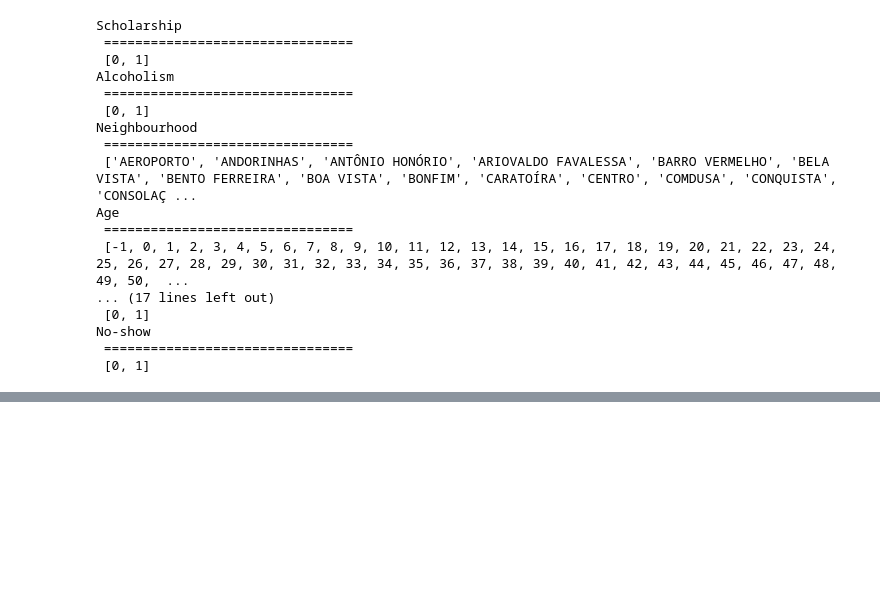
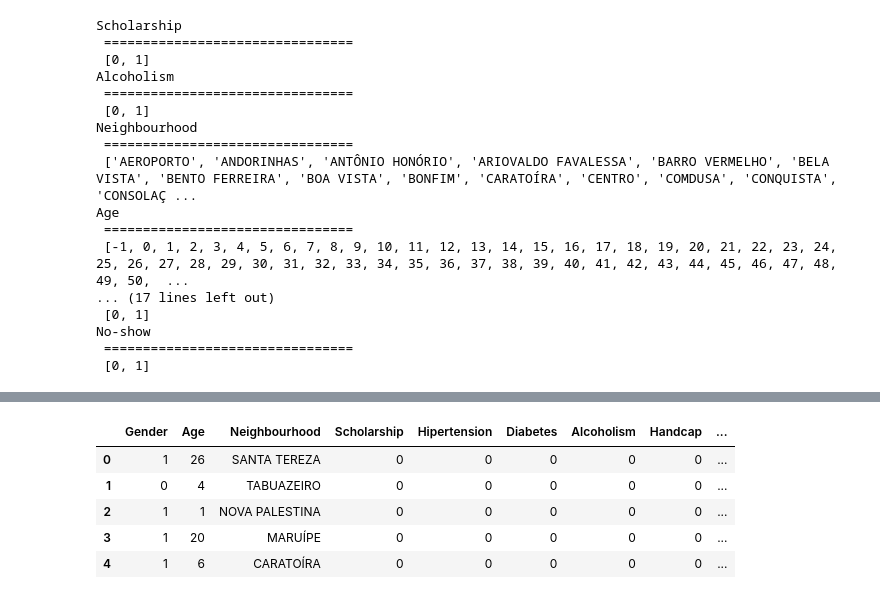
Before and after one commit to iamjz/Python-Data, a Jupyter notebook: LinearSVM_FromScatch_NoShowAppts.ipynb, the cells around one changed output, grey strips where cells are left out. Cells and saved outputs as stored; diff of their text form; code cells hidden in the pictures; blank space fills up the shorter version.

```diff
--- a/LinearSVM_FromScatch_NoShowAppts.ipynb
+++ b/LinearSVM_FromScatch_NoShowAppts.ipynb
@@ -138,0 +202,5 @@ No-show
+# %%
+outliers = envelope.predict(awaiting_time) == -1
+# %%
+dataset.drop(np.flatnonzero(outliers), inplace = True)
+dataset.reset_index(drop = True, inplace = True)
@@ -138,0 +232,15 @@ No-show
+# %%
+dataset["AppointmentDate_day"] = dataset["AppointmentDay"].apply(lambda d: d.day)
+dataset["AppointmentDate_month"] = dataset["AppointmentDay"].apply(lambda d: d.month)
+# %%
+colRemove = ["AppointmentDay", "ScheduledDay"]
+dataset.drop(colRemove, inplace = True, axis = 1)
+# %%
+dataset.head()
+# %% [output]
+|  | Gender | Age | Neighbourhood | Scholarship | Hipertension | Diabetes | Alcoholism | Handcap | ... |
+| 0 | 1 | 26 | SANTA TEREZA | 0 | 0 | 0 | 0 | 0 | ... |
+| 1 | 0 | 4 | TABUAZEIRO | 0 | 0 | 0 | 0 | 0 | ... |
+| 2 | 1 | 1 | NOVA PALESTINA | 0 | 0 | 0 | 0 | 0 | ... |
+| 3 | 1 | 20 | MARUÍPE | 0 | 0 | 0 | 0 | 0 | ... |
+| 4 | 1 | 6 | CARATOÍRA | 0 | 0 | 0 | 0 | 0 | ... |
```
Also changed, not shown: parts of 14 cells of this notebook.
